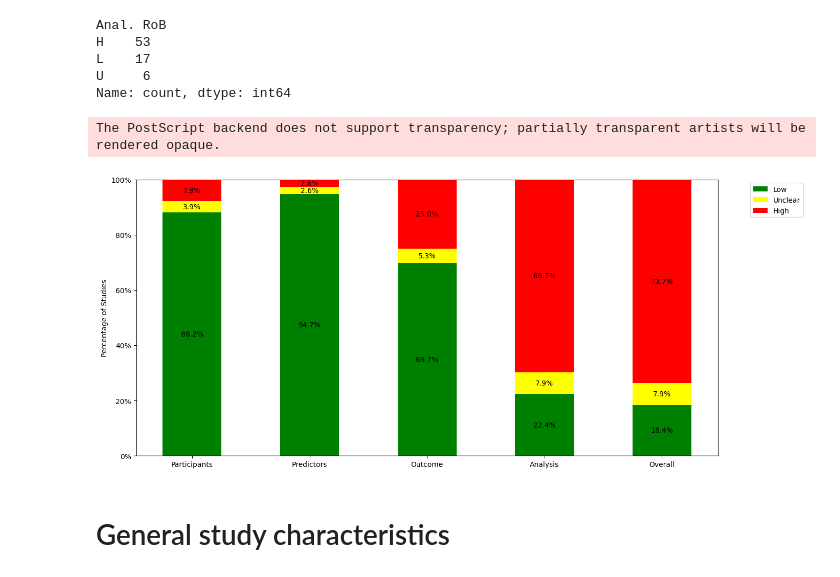
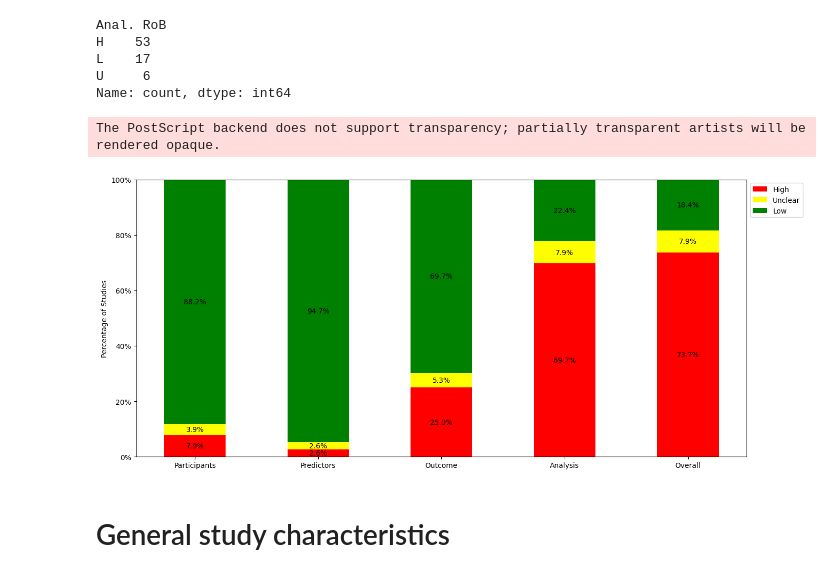
Before and after one commit to Prgrmmrjns/Systematic-review-RPM-ML, a Jupyter notebook: main.ipynb, the cells around one changed output. Saved outputs shown, nothing was run; the diff lists cells and outputs as text; code cells hidden in the pictures.

Commit message:
updated figures

```diff
--- a/main.ipynb
+++ b/main.ipynb
@@ -284,43 +284,43 @@ fig, ax = plt.subplots(figsize=(14, 6))  # Increased width to accommodate legend
 # Create the stacked bar chart
 bar_width = 0.5
 index = np.arange(len(df_risk_pct.columns))
 
-ax.bar(index, df_risk_pct.loc['L'], bar_width, label='Low', color='green')
-ax.bar(index, df_risk_pct.loc['U'], bar_width, bottom=df_risk_pct.loc['L'], label='Unclear', color='yellow')
-ax.bar(index, df_risk_pct.loc['H'], bar_width, bottom=df_risk_pct.loc['L'] + df_risk_pct.loc['U'], label='High', color='red')
+ax.bar(index, df_risk_pct.loc['H'], bar_width, label='High', color='red')
+ax.bar(index, df_risk_pct.loc['U'], bar_width, bottom=df_risk_pct.loc['H'], label='Unclear', color='yellow')
+ax.bar(index, df_risk_pct.loc['L'], bar_width, bottom=df_risk_pct.loc['H'] + df_risk_pct.loc['U'], label='Low', color='green')
 
 # Customize the plot
 ax.set_ylabel('Percentage of Studies')
 ax.set_xticks(index)
 ax.set_xticklabels(df_risk_pct.columns, rotation=0, ha='center')
 
 # Move legend outside of the plot
-ax.legend(bbox_to_anchor=(1.05, 1), loc='upper left')
+ax.legend(bbox_to_anchor=(1.0, 1), loc='upper left')
 
 # Add percentage labels
 for i in index:
-    for j, risk in enumerate(['L', 'U', 'H']):
-        height = df_risk_pct.iloc[j, i]
+    for j, risk in enumerate(['H', 'U', 'L']):
+        height = df_risk_pct.iloc[2-j, i]
         if height > 0:
             if j == 0:
                 y = height / 2
             elif j == 1:
-                y = df_risk_pct.iloc[0, i] + height / 2
+                y = df_risk_pct.iloc[2-j+1, i] + height / 2
             else:
-                y = df_risk_pct.iloc[0, i] + df_risk_pct.iloc[1, i] + height / 2
+                y = df_risk_pct.iloc[2-j+1, i] + df_risk_pct.iloc[2-j+2, i] + height / 2
             ax.text(i, y, f'{height:.1f}%', ha='center', va='center')
 
 # Set y-axis to percentage scale
 ax.set_ylim(0, 100)
 ax.set_yticks(range(0, 101, 20))
 ax.set_yticklabels([f'{i}%' for i in range(0, 101, 20)])
 
-plt.savefig('images/rob_domains.eps', format='eps')
+plt.savefig('images/rob_domains.eps')
 plt.tight_layout()
 plt.show()
 # %% [output]
 The PostScript backend does not support transparency; partially transparent artists will be rendered opaque.
-[figure, old version]
+[figure, new version]
 # %% [markdown]
 # General study characteristics
 # %%
```
Also changed, not shown: parts of 1 cell of this notebook, 7 other files.
